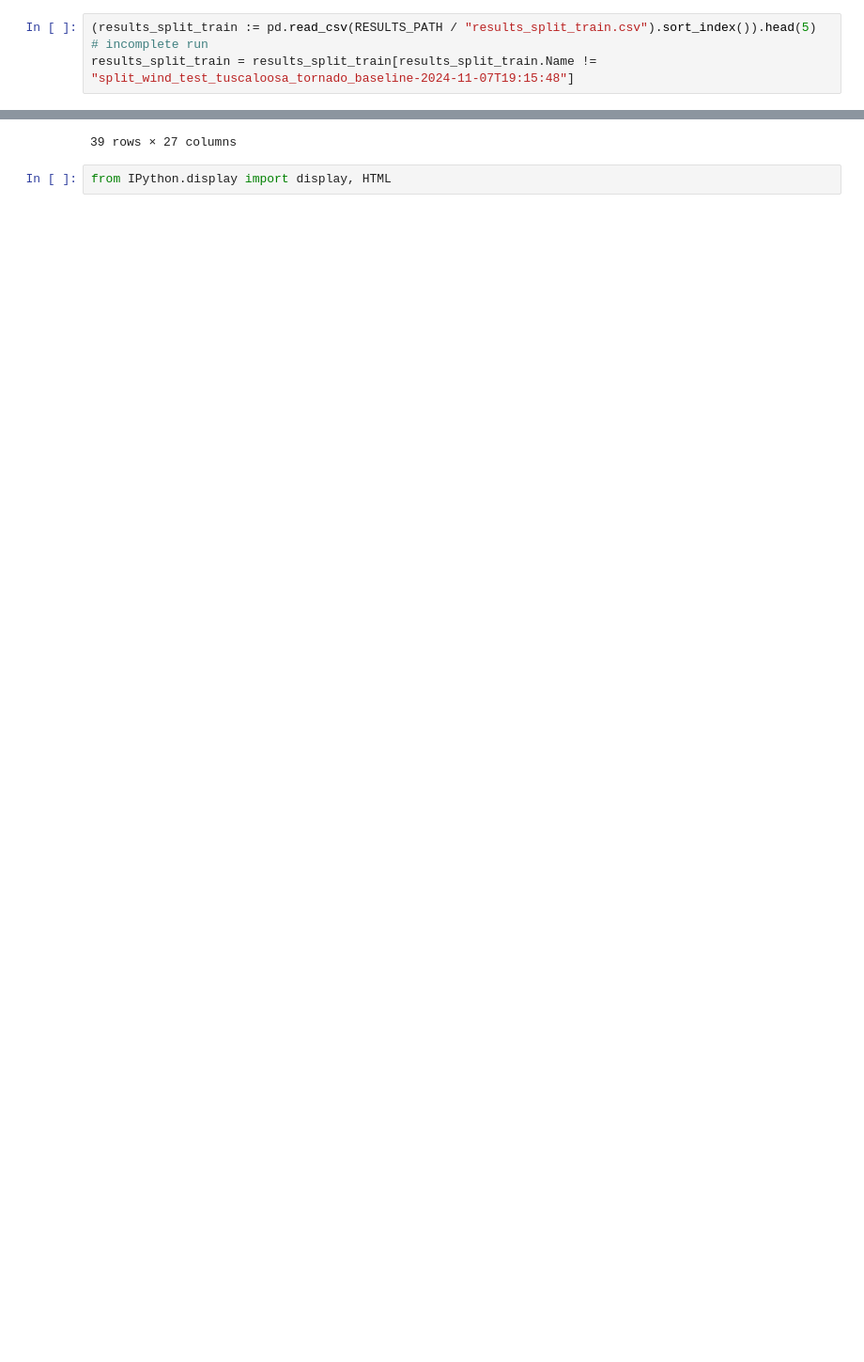
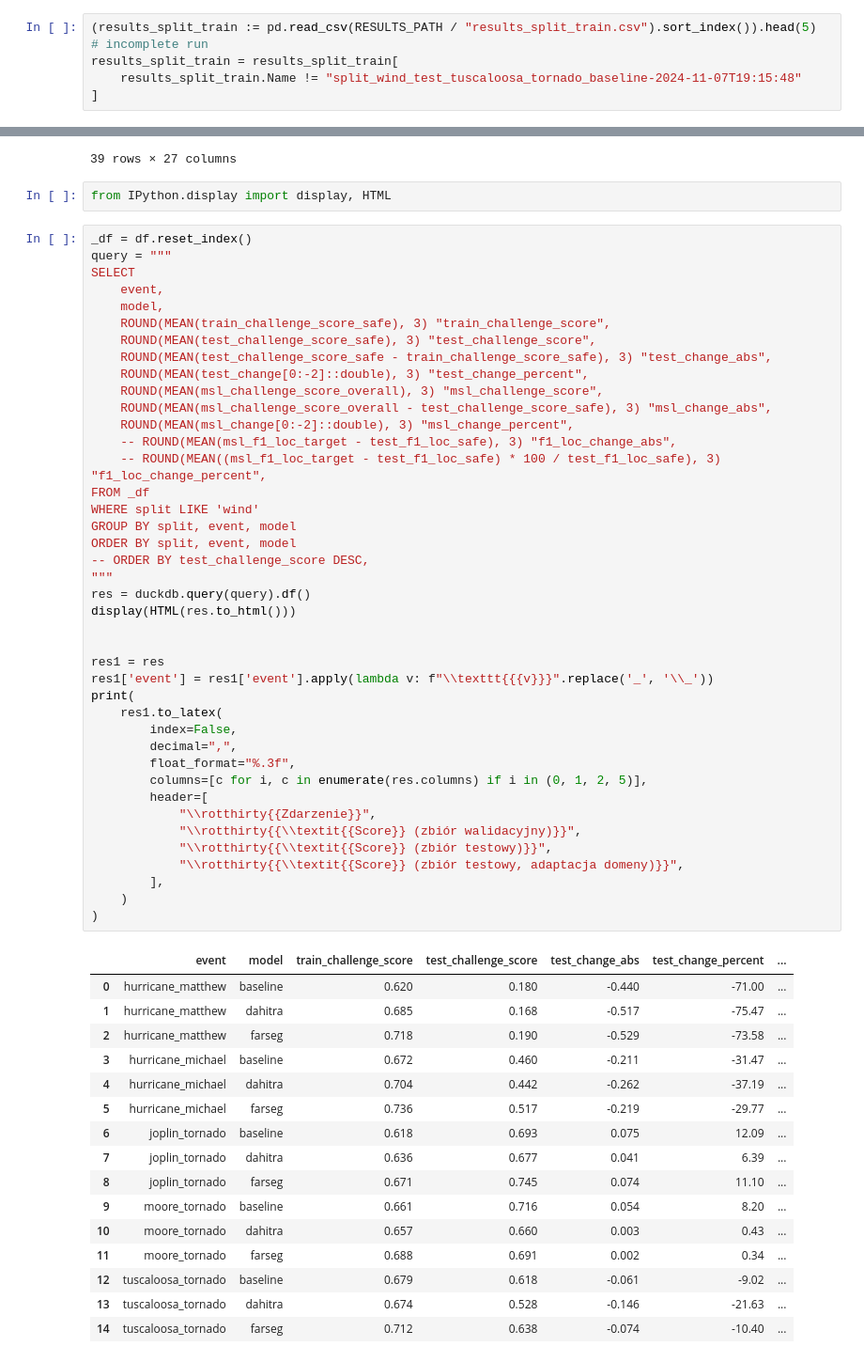
Before and after one commit to SNURTEL/building-damage-assessment, a Jupyter notebook: notebooks/results_split.ipynb, the cells around one changed output, grey strips where cells are left out. Shown at 94% size. Drawn from its saved outputs; the diff is of its cells as text; blank space fills up the shorter version.

```diff
--- a/notebooks/results_split.ipynb
+++ b/notebooks/results_split.ipynb
@@ -29,7 +30,9 @@ list(RESULTS_PATH.glob("*"))
 # %%
 (results_split_train := pd.read_csv(RESULTS_PATH / "results_split_train.csv").sort_index()).head(5)
 # incomplete run
-results_split_train = results_split_train[results_split_train.Name != "split_wind_test_tuscaloosa_tornado_baseline-2024-11-07T19:15:48"]
+results_split_train = results_split_train[
+    results_split_train.Name != "split_wind_test_tuscaloosa_tornado_baseline-2024-11-07T19:15:48"
+]
 # %%
 (results_split_msl := pd.read_csv(RESULTS_PATH / "results_split_msl.csv")).head(5)
 # %% [output]
@@ -176,3 +222,61 @@ df
 39 rows × 27 columns
 # %%
 from IPython.display import display, HTML
+# %%
+_df = df.reset_index()
+query = """
+SELECT
+    event,
+    model,
+    ROUND(MEAN(train_challenge_score_safe), 3) "train_challenge_score",
+    ROUND(MEAN(test_challenge_score_safe), 3) "test_challenge_score",
+    ROUND(MEAN(test_challenge_score_safe - train_challenge_score_safe), 3) "test_change_abs",
+    ROUND(MEAN(test_change[0:-2]::double), 3) "test_change_percent",
+    ROUND(MEAN(msl_challenge_score_overall), 3) "msl_challenge_score",
+    ROUND(MEAN(msl_challenge_score_overall - test_challenge_score_safe), 3) "msl_change_abs",
+    ROUND(MEAN(msl_change[0:-2]::double), 3) "msl_change_percent",
+    -- ROUND(MEAN(msl_f1_loc_target - test_f1_loc_safe), 3) "f1_loc_change_abs",
+    -- ROUND(MEAN((msl_f1_loc_target - test_f1_loc_safe) * 100 / test_f1_loc_safe), 3) "f1_loc_change_percent",
+FROM _df
+WHERE split LIKE 'wind'
+GROUP BY split, event, model
+ORDER BY split, event, model
+-- ORDER BY test_challenge_score DESC,
+"""
+res = duckdb.query(query).df()
+display(HTML(res.to_html()))
+
+
+res1 = res
+res1['event'] = res1['event'].apply(lambda v: f"\\texttt{{{v}}}".replace('_', '\\_'))
+print(
+    res1.to_latex(
+        index=False,
+        decimal=",",
+        float_format="%.3f",
+        columns=[c for i, c in enumerate(res.columns) if i in (0, 1, 2, 5)],
+        header=[
+            "\\rotthirty{{Zdarzenie}}",
+            "\\rotthirty{{\\textit{{Score}} (zbiór walidacyjny)}}",
+            "\\rotthirty{{\\textit{{Score}} (zbiór testowy)}}",
+            "\\rotthirty{{\\textit{{Score}} (zbiór testowy, adaptacja domeny)}}",
+        ],
+    )
+)
+# %% [output]
+|  | event | model | train_challenge_score | test_challenge_score | test_change_abs | test_change_percent | ... |
+| 0 | hurricane_matthew | baseline | 0.620 | 0.180 | -0.440 | -71.00 | ... |
+| 1 | hurricane_matthew | dahitra | 0.685 | 0.168 | -0.517 | -75.47 | ... |
+| 2 | hurricane_matthew | farseg | 0.718 | 0.190 | -0.529 | -73.58 | ... |
+| 3 | hurricane_michael | baseline | 0.672 | 0.460 | -0.211 | -31.47 | ... |
+| 4 | hurricane_michael | dahitra | 0.704 | 0.442 | -0.262 | -37.19 | ... |
+| 5 | hurricane_michael | farseg | 0.736 | 0.517 | -0.219 | -29.77 | ... |
+| 6 | joplin_tornado | baseline | 0.618 | 0.693 | 0.075 | 12.09 | ... |
+| 7 | joplin_tornado | dahitra | 0.636 | 0.677 | 0.041 | 6.39 | ... |
+| 8 | joplin_tornado | farseg | 0.671 | 0.745 | 0.074 | 11.10 | ... |
+| 9 | moore_tornado | baseline | 0.661 | 0.716 | 0.054 | 8.20 | ... |
+| 10 | moore_tornado | dahitra | 0.657 | 0.660 | 0.003 | 0.43 | ... |
+| 11 | moore_tornado | farseg | 0.688 | 0.691 | 0.002 | 0.34 | ... |
+| 12 | tuscaloosa_tornado | baseline | 0.679 | 0.618 | -0.061 | -9.02 | ... |
+| 13 | tuscaloosa_tornado | dahitra | 0.674 | 0.528 | -0.146 | -21.63 | ... |
+| 14 | tuscaloosa_tornado | farseg | 0.712 | 0.638 | -0.074 | -10.40 | ... |
```
Also changed, not shown: parts of 9 cells of this notebook, 34 other files.
